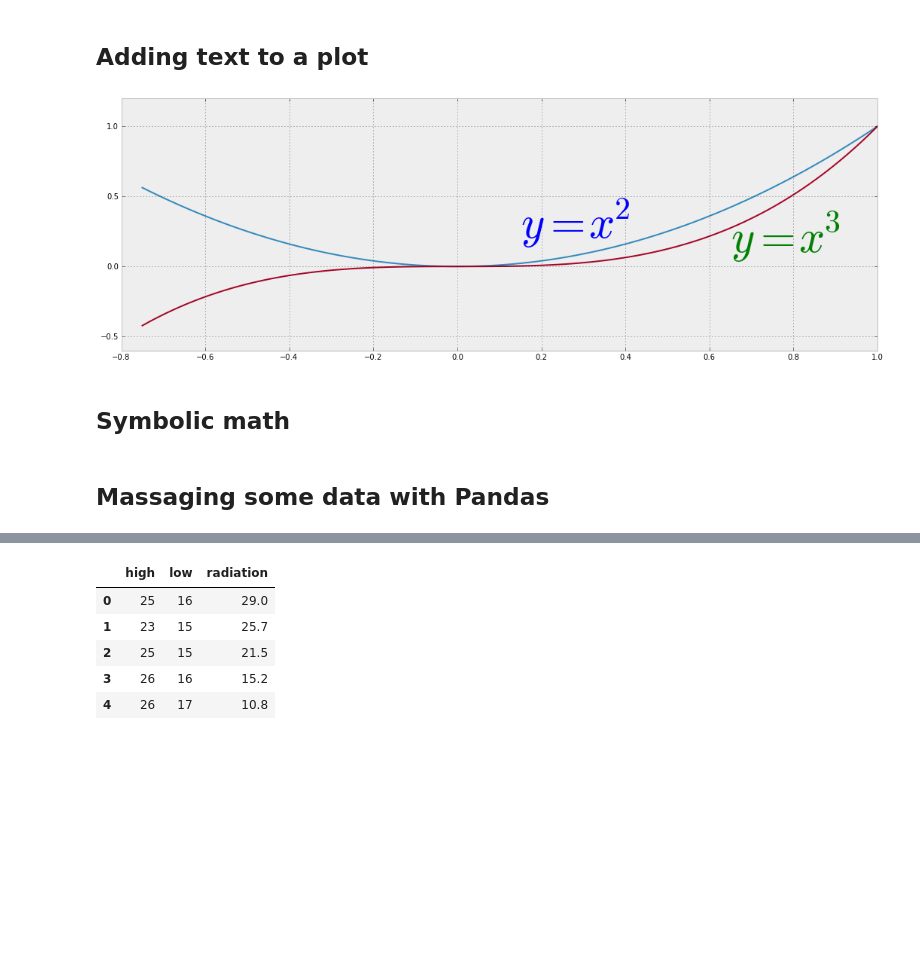
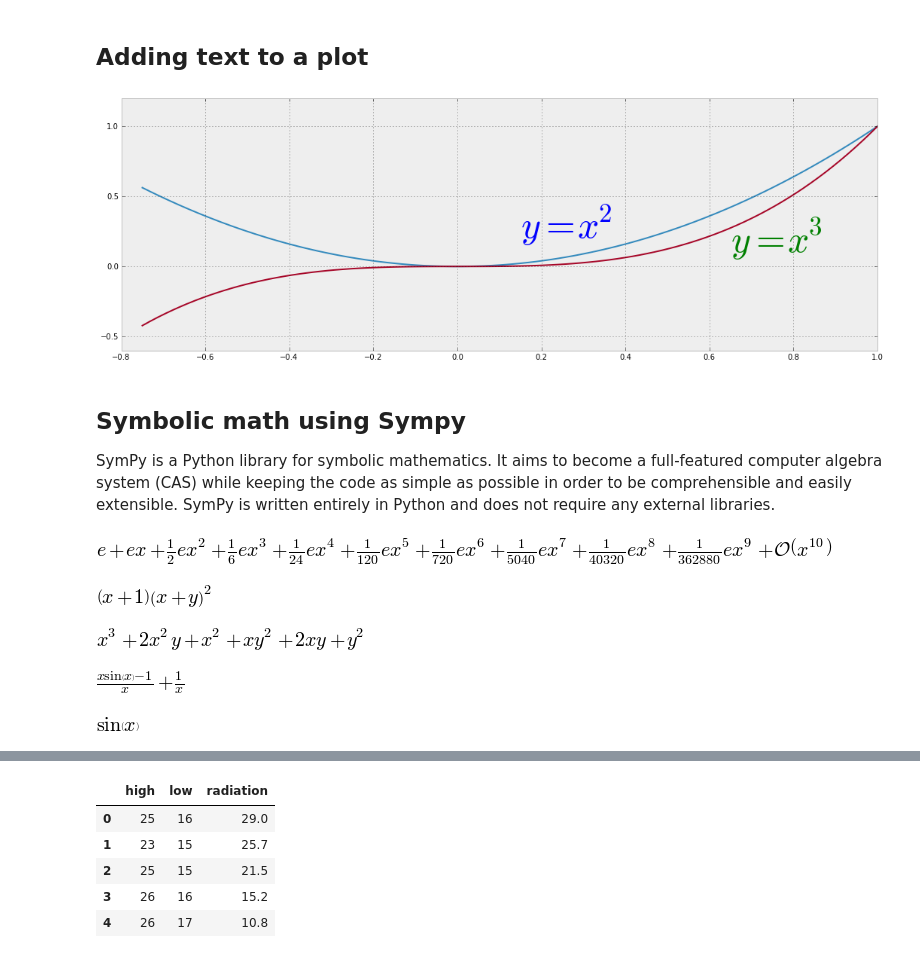
Before and after one commit to Tooblippe/IPython-Jupyter-Talk-to-Pyconza-2013, a Jupyter notebook: src/pycon13_ipython.ipynb, the cells around one changed output, grey strips where cells are left out. Cells and saved outputs as stored; diff of their text form; code cells hidden in the pictures; blank space fills up the shorter version.

```diff
--- a/src/pycon13_ipython.ipynb
+++ b/src/pycon13_ipython.ipynb
@@ -401,14 +404,12 @@ inset_ax.set_xticks([-0.1,0,.1]);
 # %%
 figsize(18, 6)
 fig, ax = plt.subplots()
-
 ax.plot(xx, xx**2, xx, xx**3)
-
-ax.text(0.15, 0.2, r"$y=x^2$", fontsize=60, color="blue")
-ax.text(0.65, 0.1, r"$y=x^3$", fontsize=60, color="green");
+ax.text(0.15, 0.2, r"$y=x^2$", fontsize=50, color="blue")
+ax.text(0.65, 0.1, r"$y=x^3$", fontsize=50, color="green");
 # %% [output]
-[figure, old version]
+[figure, new version]
-# %% [markdown]
-## Symbolic math
-# %% [markdown]
-## Massaging some data with Pandas
+# %% [markdown]
+## Symbolic math using Sympy
+
+SymPy is a Python library for symbolic mathematics. It aims to become a full-featured computer algebra system (CAS) while keeping the code as simple as possible in order to be comprehensible and easily extensible. SymPy is written entirely in Python and does not require any external libraries.
@@ -414,0 +418,26 @@ ax.text(0.65, 0.1, r"$y=x^3$", fontsize=60, color="green");
+# %%
+from sympy import *
+init_printing(use_latex=True)
+x = Symbol('x')
+y = Symbol('y')
+series(exp(x), x, 1, 10)
+# %% [output]
+[figure, added]
+# %%
+eq = ((x+y)**2 * (x+1))
+eq
+# %% [output]
+[figure, added]
+# %%
+expand(eq)
+# %% [output]
+[figure, added]
+# %%
+a = 1/x + (x*sin(x) - 1)/x
+a
+# %% [output]
+[figure, added]
+# %%
+simplify(a)
+# %% [output]
+[figure, added]
```
Also changed, not shown: parts of 21 cells of this notebook, 5 other files.
